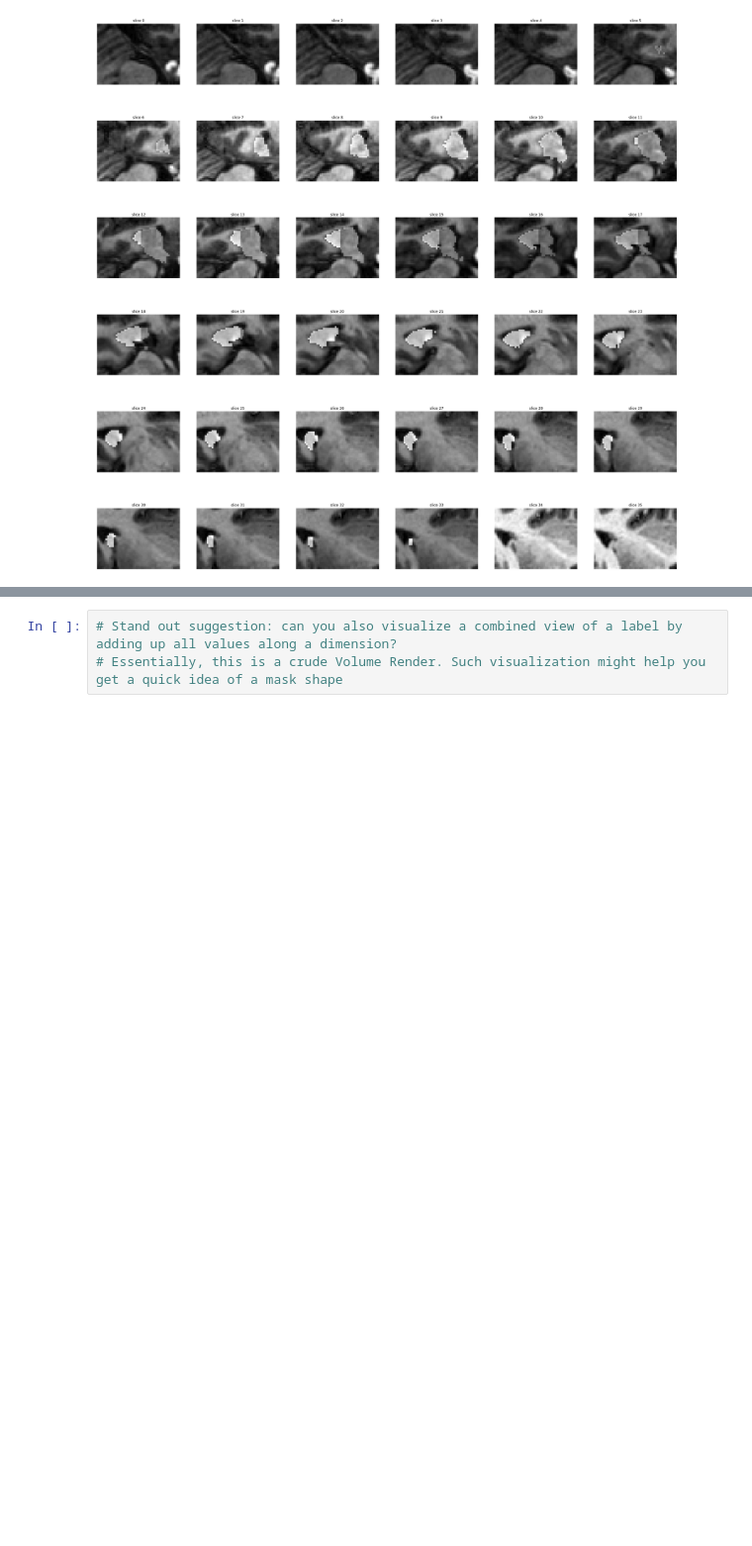
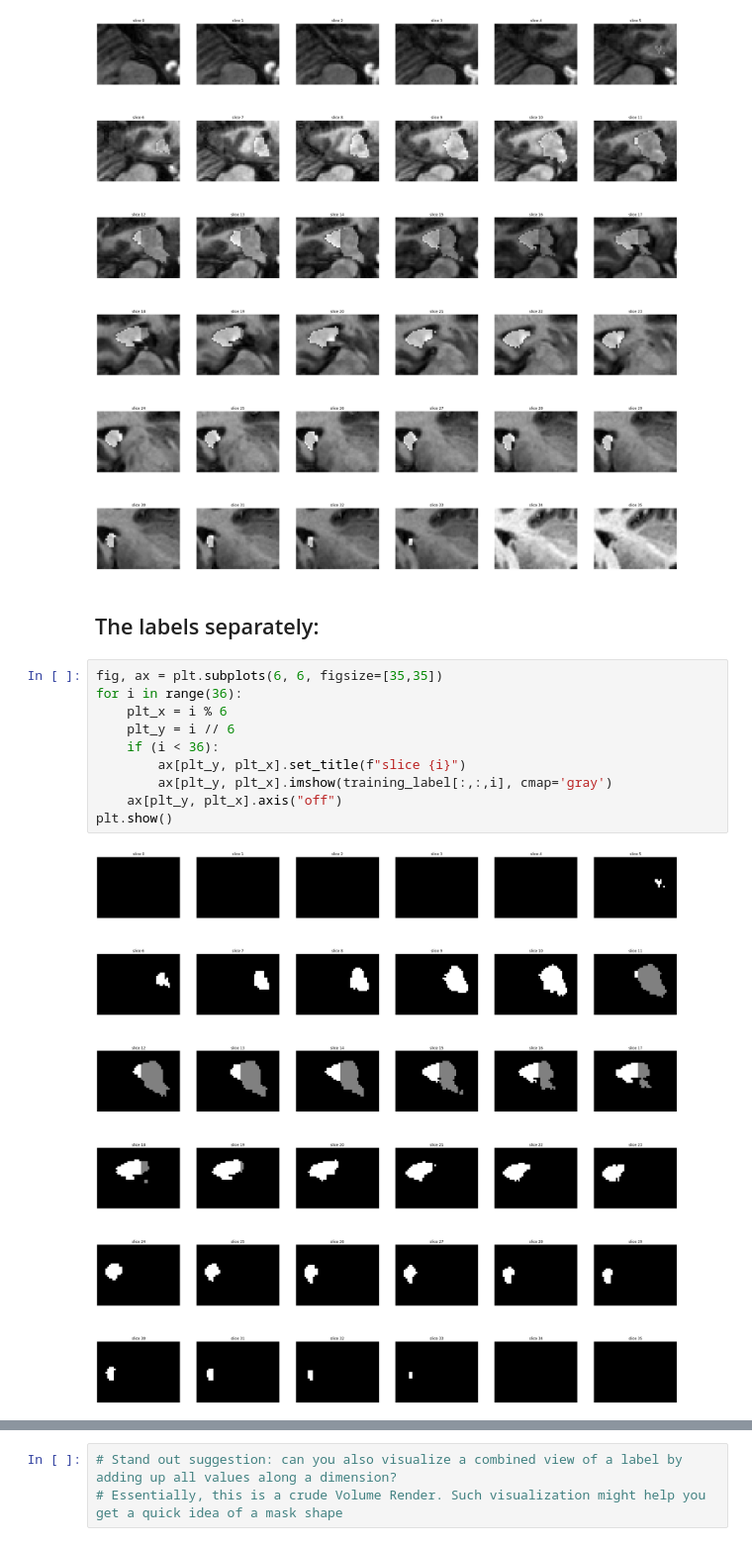
Before and after one commit to spirosrap/nd320-c3-3d-imaging-starter, a Jupyter notebook: section1/Final Project EDA.ipynb, the cells around one changed output, grey strips where cells are left out. Shown: that part at 99% size. Cells and saved outputs as stored; diff of their text form; blank space fills up the shorter version.

```diff
--- a/section1/Final Project EDA.ipynb
+++ b/section1/Final Project EDA.ipynb
@@ -82,6 +94,20 @@ for i in range(36):
 plt.show()
 # %% [output]
 [figure]
+# %% [markdown]
+## The labels separately:
+# %%
+fig, ax = plt.subplots(6, 6, figsize=[35,35])
+for i in range(36):
+    plt_x = i % 6
+    plt_y = i // 6
+    if (i < 36):
+        ax[plt_y, plt_x].set_title(f"slice {i}")
+        ax[plt_y, plt_x].imshow(training_label[:,:,i], cmap='gray')
+    ax[plt_y, plt_x].axis("off")
+plt.show()
+# %% [output]
+[figure, added]
 # %% [markdown]
 Load volume into 3D Slicer to validate that your visualization is correct and get a feel for the shape of structures.Try to get a visualization like the one below (hint: while Slicer documentation is not particularly great, there are plenty of YouTube videos available! Just look it up on YouTube if you are not sure how to do something)
 
```
Also changed, not shown: parts of 10 cells of this notebook, 35 other files.
